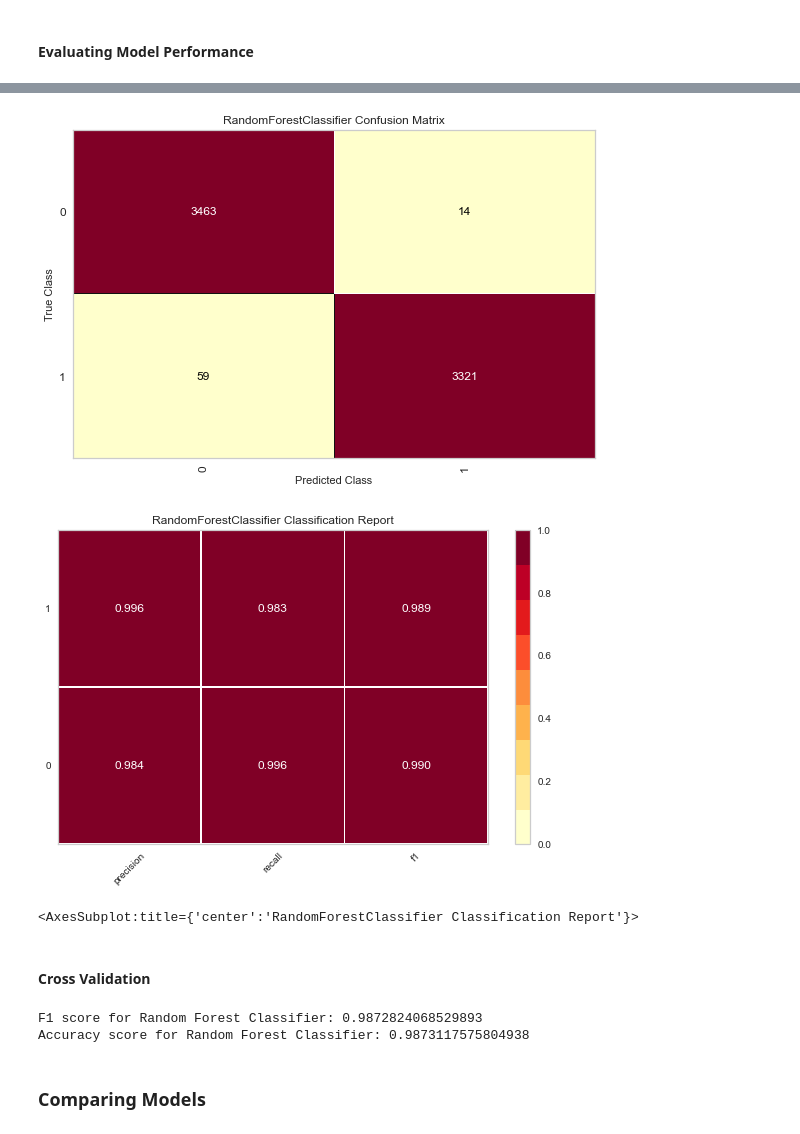
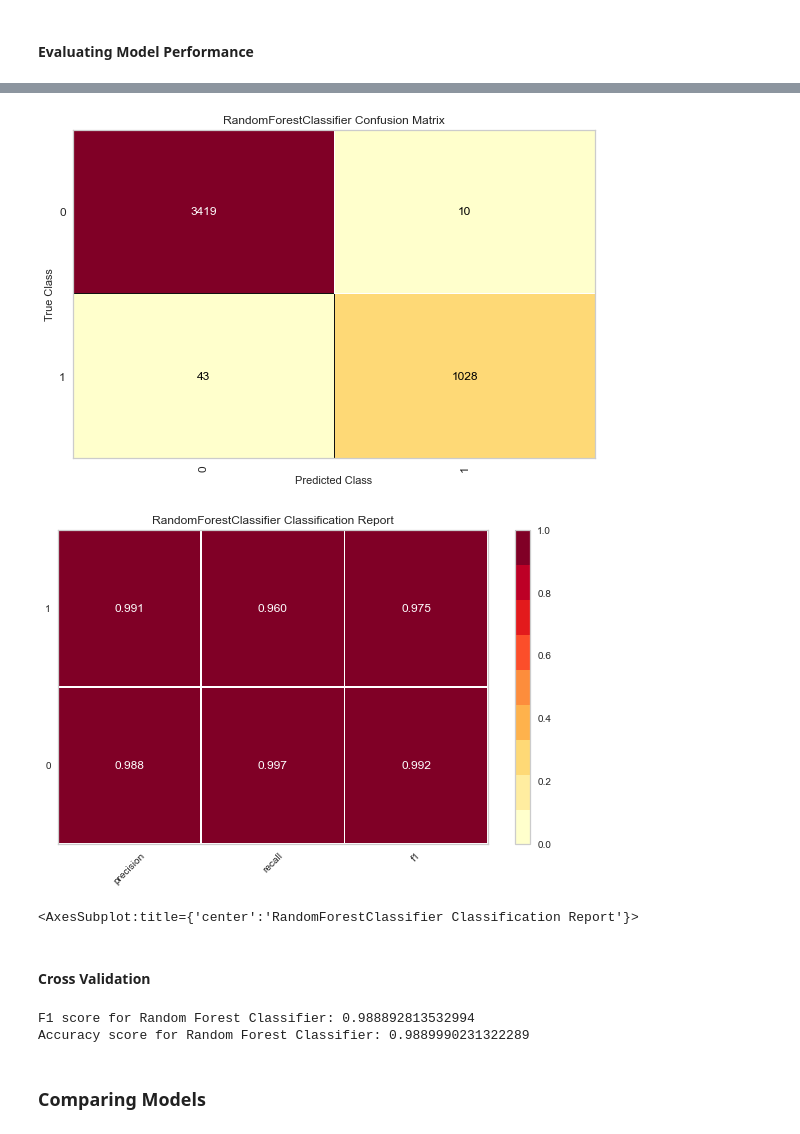
Before and after one commit to M-Rasit/Employee-Churn-Project, a Jupyter notebook: Churn Prediction Project V2 - SMOTE.ipynb, the cells around one changed output, grey strips where cells are left out. Drawn from its saved outputs; the diff is of its cells as text; code cells hidden in the pictures.

```diff
--- a/Churn Prediction Project V2 - SMOTE.ipynb
+++ b/Churn Prediction Project V2 - SMOTE.ipynb
@@ -747,4 +751,14 @@ Here, Dataset is broken into two parts in ratio of 70:30. It means 70% data will
 
 X = df3
 y = target
-X_train, X_test, y_train, y_test = train_test_split(X, y, test_size=0.30, random_state=42)
+
+X_train, X_test, y_train, y_test = train_test_split(X, y, test_size=0.30, stratify=y, random_state=42)
+# %%
+# SMOTE function
+
+print("Number of rows before SMOTE:", str(X_train.shape[0]))
+
+sm = SMOTE(random_state=42)
+X_train , y_train = sm.fit_resample(X_train, y_train)
+
+print("Number of rows after SMOTE:", str(X_train.shape[0]))
@@ -798,18 +815,18 @@ grad_cv.best_params_
 # %%
 # Tuned Model
 
-grad_tuned = GradientBoostingClassifier(n_estimators=500, max_features="auto", loss="deviance", learning_rate=0.1, criterion="mse")
+grad_tuned = GradientBoostingClassifier(n_estimators=100, max_features="auto", loss="deviance", learning_rate=1, criterion="mse")
 grad_tuned.fit(X_train, y_train)
 y_pred_grad_tuned = grad_tuned.predict(X_test)
 
-viz = ConfusionMatrix(GradientBoostingClassifier(n_estimators=500, max_features="auto", loss="deviance", learning_rate=0.1, criterion="mse"))
+viz = ConfusionMatrix(GradientBoostingClassifier(n_estimators=100, max_features="auto", loss="deviance", learning_rate=1, criterion="mse"))
 viz.fit(X_train, y_train)
 viz.score(X_test, y_test)
 viz.show()
 
 print("\n")
 
-viz = ClassificationReport(GradientBoostingClassifier(n_estimators=500, max_features="auto", loss="deviance", learning_rate=0.1, criterion="mse"))
+viz = ClassificationReport(GradientBoostingClassifier(n_estimators=100, max_features="auto", loss="deviance", learning_rate=1, criterion="mse"))
 viz.fit(X_train, y_train)
 viz.score(X_test, y_test)
 viz.show()
@@ -874,18 +891,18 @@ knn_cv.best_params_
 # %%
 # Tuned Model
 
-knn_tuned = KNeighborsClassifier(weights="distance", n_neighbors=3, leaf_size=30, algorithm="brute")
+knn_tuned = KNeighborsClassifier(weights="distance", n_neighbors=3, leaf_size=10, algorithm="kd_tree")
 knn_tuned.fit(X_train, y_train)
 y_pred_knn_tuned = knn_tuned.predict(X_test)
 
-viz = ConfusionMatrix(KNeighborsClassifier(weights="distance", n_neighbors=3, leaf_size=30, algorithm="brute"))
+viz = ConfusionMatrix(KNeighborsClassifier(weights="distance", n_neighbors=3, leaf_size=10, algorithm="kd_tree"))
 viz.fit(X_train, y_train)
 viz.score(X_test, y_test)
 viz.show()
 
 print("\n")
 
-viz = ClassificationReport(KNeighborsClassifier(weights="distance", n_neighbors=3, leaf_size=30, algorithm="brute"))
+viz = ClassificationReport(KNeighborsClassifier(weights="distance", n_neighbors=3, leaf_size=10, algorithm="kd_tree"))
 viz.fit(X_train, y_train)
 viz.score(X_test, y_test)
 viz.show()
@@ -950,36 +967,36 @@ rfc_cv.best_params_
 # %%
 # Tuned Model
 
-rfc_tuned = RandomForestClassifier(n_estimators=100, min_samples_split=2, max_features="auto", criterion="gini")
+rfc_tuned = RandomForestClassifier(n_estimators=500, min_samples_split=2, max_features="log2", criterion="entropy")
 rfc_tuned.fit(X_train, y_train)
 y_pred_rfc = rfc_tuned.predict(X_test)
 
-viz = ConfusionMatrix(RandomForestClassifier(n_estimators=100, min_samples_split=2, max_features="auto", criterion="gini"))
+viz = ConfusionMatrix(RandomForestClassifier(n_estimators=500, min_samples_split=2, max_features="log2", criterion="entropy"))
 viz.fit(X_train, y_train)
 viz.score(X_test, y_test)
 viz.show()
 
 print("\n")
 
-viz = ClassificationReport(RandomForestClassifier(n_estimators=100, min_samples_split=2, max_features="auto", criterion="gini"))
+viz = ClassificationReport(RandomForestClassifier(n_estimators=500, min_samples_split=2, max_features="log2", criterion="entropy"))
 viz.fit(X_train, y_train)
 viz.score(X_test, y_test)
 viz.show()
 # %% [output]
-[figure, old version]
+[figure, new version]
 [figure]
 <AxesSubplot:title={'center':'RandomForestClassifier Classification Report'}>
 # %% [markdown]
 #### Cross Validation
 # %%
-rfc_tuned_cv_score = cross_validate(RandomForestClassifier(n_estimators=100, min_samples_split=2, max_features="auto", criterion="gini"), X_train, y_train, cv=5, n_jobs=-1, scoring=scoring)
+rfc_tuned_cv_score = cross_validate(RandomForestClassifier(n_estimators=500, min_samples_split=2, max_features="log2", criterion="entropy"), X_train, y_train, cv=5, n_jobs=-1, scoring=scoring)
 rfc_tuned_cv_f1_score = rfc_tuned_cv_score["test_f1_score"].mean()
 rfc_tuned_cv_accuracy_score = rfc_tuned_cv_score["test_accuracy"].mean()
 print("F1 score for Random Forest Classifier:", rfc_tuned_cv_f1_score)
 print("Accuracy score for Random Forest Classifier:", rfc_tuned_cv_accuracy_score)
 # %% [output]
-F1 score for Random Forest Classifier: 0.9872824068529893
-Accuracy score for Random Forest Classifier: 0.9873117575804938
+F1 score for Random Forest Classifier: 0.988892813532994
+Accuracy score for Random Forest Classifier: 0.9889990231322289
 # %% [markdown]
 ### Comparing Models
 # %%
```
Also changed, not shown: parts of 26 cells of this notebook, 5 other files.
